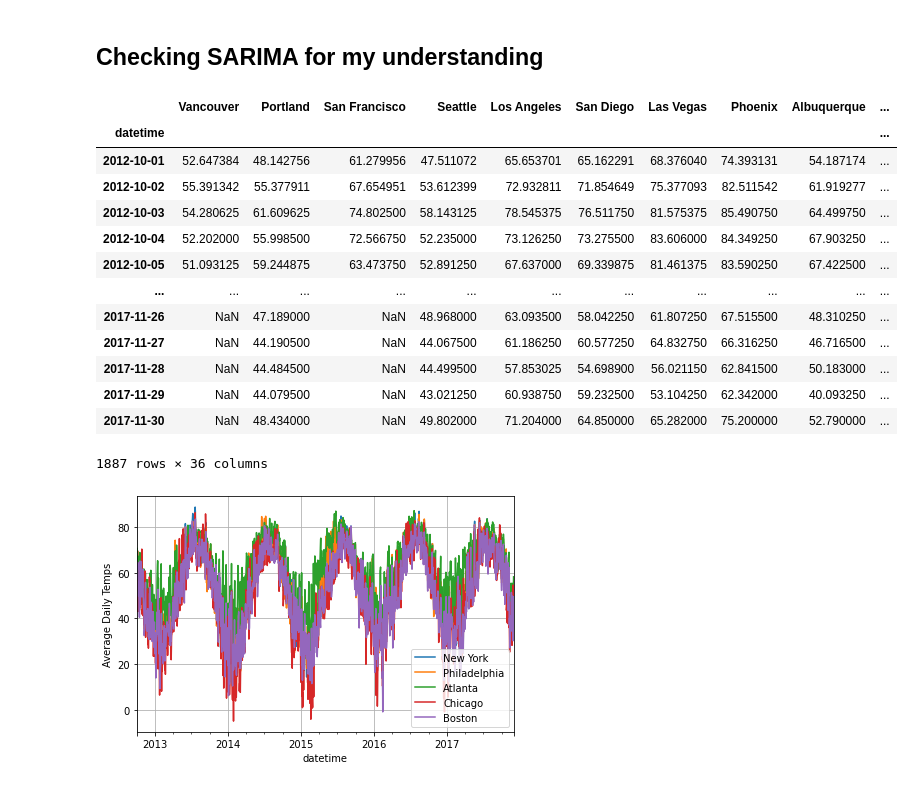
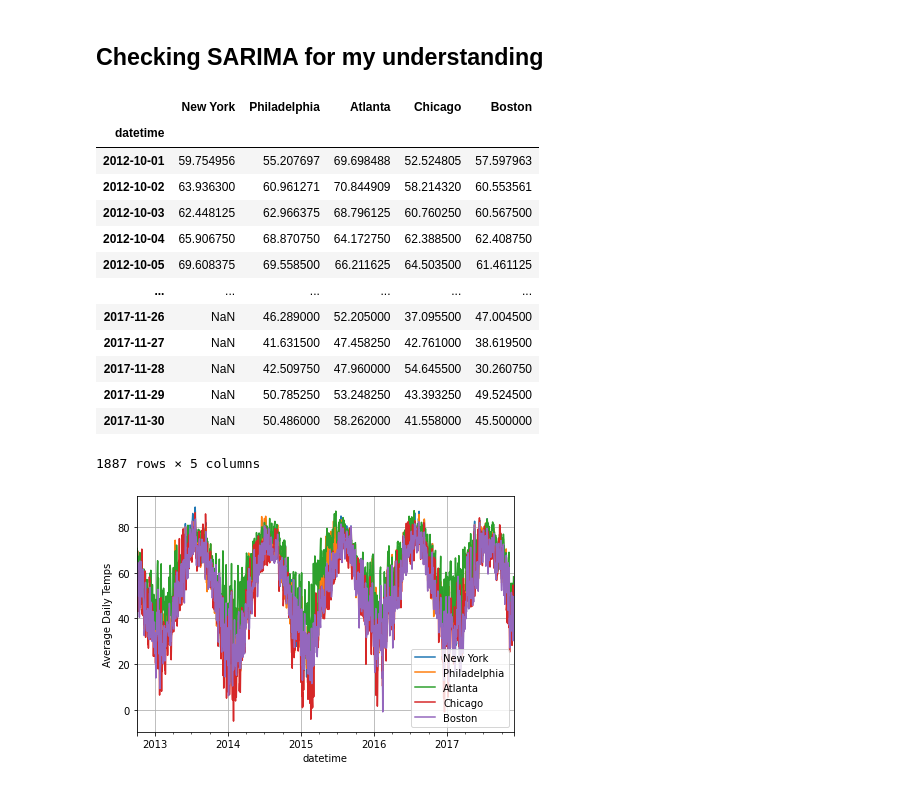
Before and after one commit to CEsperance/Week_Eleven, a Jupyter notebook: Timeseries_Week11HW.ipynb, the cells around one changed output. Cells and saved outputs as stored; diff of their text form; code cells hidden in the pictures.

```diff
--- a/Timeseries_Week11HW.ipynb
+++ b/Timeseries_Week11HW.ipynb
@@ -307,25 +308,24 @@ SARIMA is composed of two models: AR and MA. It's defined by 3 paramters:
 # %% [markdown]
 ## Checking SARIMA for my understanding
 # %%
-#Converting hourly data to daily data.
-
-new_temps = new_temps.resample(rule='D').mean()
-new_temps
+# Creating a df for my five cities and converting hourly data to daily data.
+five_cities = new_temps[['New York', 'Philadelphia', 'Atlanta', 'Chicago', 'Boston']].resample(rule='D').mean()
+five_cities
 # %% [output]
-|  | Vancouver | Portland | San Francisco | Seattle | Los Angeles | San Diego | Las Vegas | Phoenix | Albuquerque | ... |
-| datetime |  |  |  |  |  |  |  |  |  | ... |
-| 2012-10-01 | 52.647384 | 48.142756 | 61.279956 | 47.511072 | 65.653701 | 65.162291 | 68.376040 | 74.393131 | 54.187174 | ... |
-| 2012-10-02 | 55.391342 | 55.377911 | 67.654951 | 53.612399 | 72.932811 | 71.854649 | 75.377093 | 82.511542 | 61.919277 | ... |
-| 2012-10-03 | 54.280625 | 61.609625 | 74.802500 | 58.143125 | 78.545375 | 76.511750 | 81.575375 | 85.490750 | 64.499750 | ... |
-| 2012-10-04 | 52.202000 | 55.998500 | 72.566750 | 52.235000 | 73.126250 | 73.275500 | 83.606000 | 84.349250 | 67.903250 | ... |
-| 2012-10-05 | 51.093125 | 59.244875 | 63.473750 | 52.891250 | 67.637000 | 69.339875 | 81.461375 | 83.590250 | 67.422500 | ... |
-| ... | ... | ... | ... | ... | ... | ... | ... | ... | ... | ... |
-| 2017-11-26 | NaN | 47.189000 | NaN | 48.968000 | 63.093500 | 58.042250 | 61.807250 | 67.515500 | 48.310250 | ... |
-| 2017-11-27 | NaN | 44.190500 | NaN | 44.067500 | 61.186250 | 60.577250 | 64.832750 | 66.316250 | 46.716500 | ... |
-| 2017-11-28 | NaN | 44.484500 | NaN | 44.499500 | 57.853025 | 54.698900 | 56.021150 | 62.841500 | 50.183000 | ... |
-| 2017-11-29 | NaN | 44.079500 | NaN | 43.021250 | 60.938750 | 59.232500 | 53.104250 | 62.342000 | 40.093250 | ... |
-| 2017-11-30 | NaN | 48.434000 | NaN | 49.802000 | 71.204000 | 64.850000 | 65.282000 | 75.200000 | 52.790000 | ... |
+|  | New York | Philadelphia | Atlanta | Chicago | Boston |
+| datetime |  |  |  |  |  |
+| 2012-10-01 | 59.754956 | 55.207697 | 69.698488 | 52.524805 | 57.597963 |
+| 2012-10-02 | 63.936300 | 60.961271 | 70.844909 | 58.214320 | 60.553561 |
+| 2012-10-03 | 62.448125 | 62.966375 | 68.796125 | 60.760250 | 60.567500 |
+| 2012-10-04 | 65.906750 | 68.870750 | 64.172750 | 62.388500 | 62.408750 |
+| 2012-10-05 | 69.608375 | 69.558500 | 66.211625 | 64.503500 | 61.461125 |
+| ... | ... | ... | ... | ... | ... |
+| 2017-11-26 | NaN | 46.289000 | 52.205000 | 37.095500 | 47.004500 |
+| 2017-11-27 | NaN | 41.631500 | 47.458250 | 42.761000 | 38.619500 |
+| 2017-11-28 | NaN | 42.509750 | 47.960000 | 54.645500 | 30.260750 |
+| 2017-11-29 | NaN | 50.785250 | 53.248250 | 43.393250 | 49.524500 |
+| 2017-11-30 | NaN | 50.486000 | 58.262000 | 41.558000 | 45.500000 |
-1887 rows × 36 columns
+1887 rows × 5 columns
 # %%
 #plot the data to get a visual of five cities
 
```
Also changed, not shown: parts of 12 cells of this notebook.
